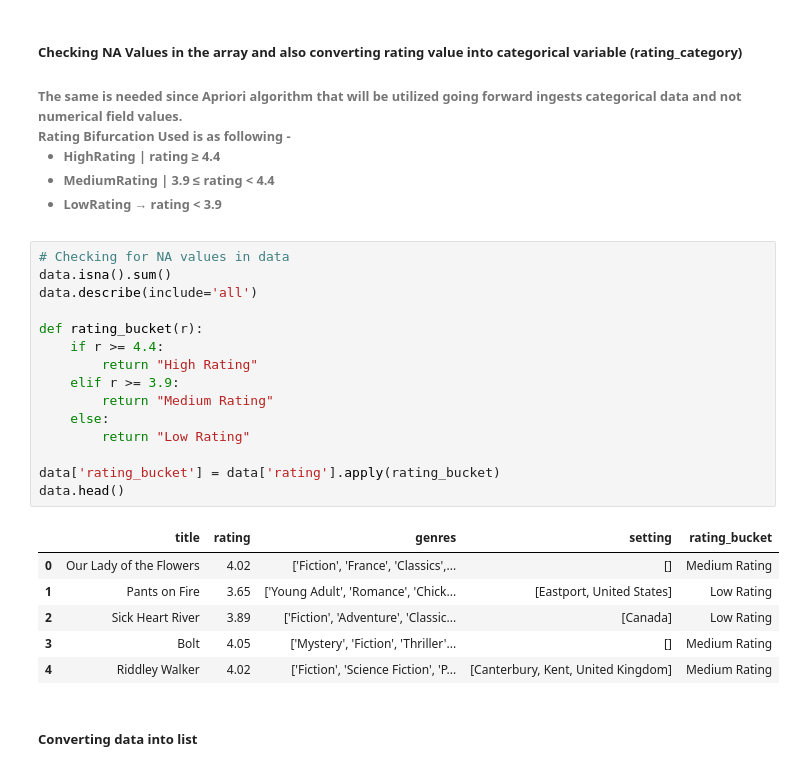
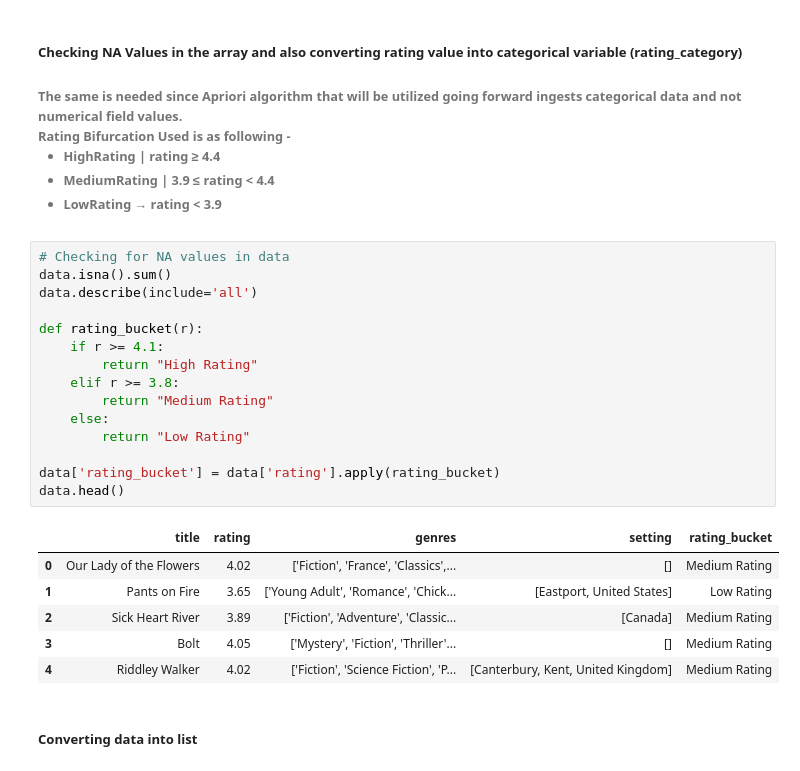
Before and after one commit to tanujkher/AssociationRuleGoodreadsBookGenreSettingRating, a Jupyter notebook: associationRule.ipynb, the cells around one changed output. Saved outputs shown, nothing was run; the diff lists cells and outputs as text.

```diff
--- a/associationRule.ipynb
+++ b/associationRule.ipynb
@@ -305,23 +310,23 @@ plt.show()
 # %%
 # Checking for NA values in data
 data.isna().sum()
 data.describe(include='all')
 
 def rating_bucket(r):
-    if r >= 4.4:
+    if r >= 4.1:
         return "High Rating"
-    elif r >= 3.9:
+    elif r >= 3.8:
         return "Medium Rating"
     else:
         return "Low Rating"
 
 data['rating_bucket'] = data['rating'].apply(rating_bucket)
 data.head()
 # %% [output]
 |  | title | rating | genres | setting | rating_bucket |
 | 0 | Our Lady of the Flowers | 4.02 | ['Fiction', 'France', 'Classics',... | [] | Medium Rating |
 | 1 | Pants on Fire | 3.65 | ['Young Adult', 'Romance', 'Chick... | [Eastport, United States] | Low Rating |
-| 2 | Sick Heart River | 3.89 | ['Fiction', 'Adventure', 'Classic... | [Canada] | Low Rating |
+| 2 | Sick Heart River | 3.89 | ['Fiction', 'Adventure', 'Classic... | [Canada] | Medium Rating |
 | 3 | Bolt | 4.05 | ['Mystery', 'Fiction', 'Thriller'... | [] | Medium Rating |
 | 4 | Riddley Walker | 4.02 | ['Fiction', 'Science Fiction', 'P... | [Canterbury, Kent, United Kingdom] | Medium Rating |
 # %% [markdown]
```
Also changed, not shown: parts of 29 cells of this notebook.
